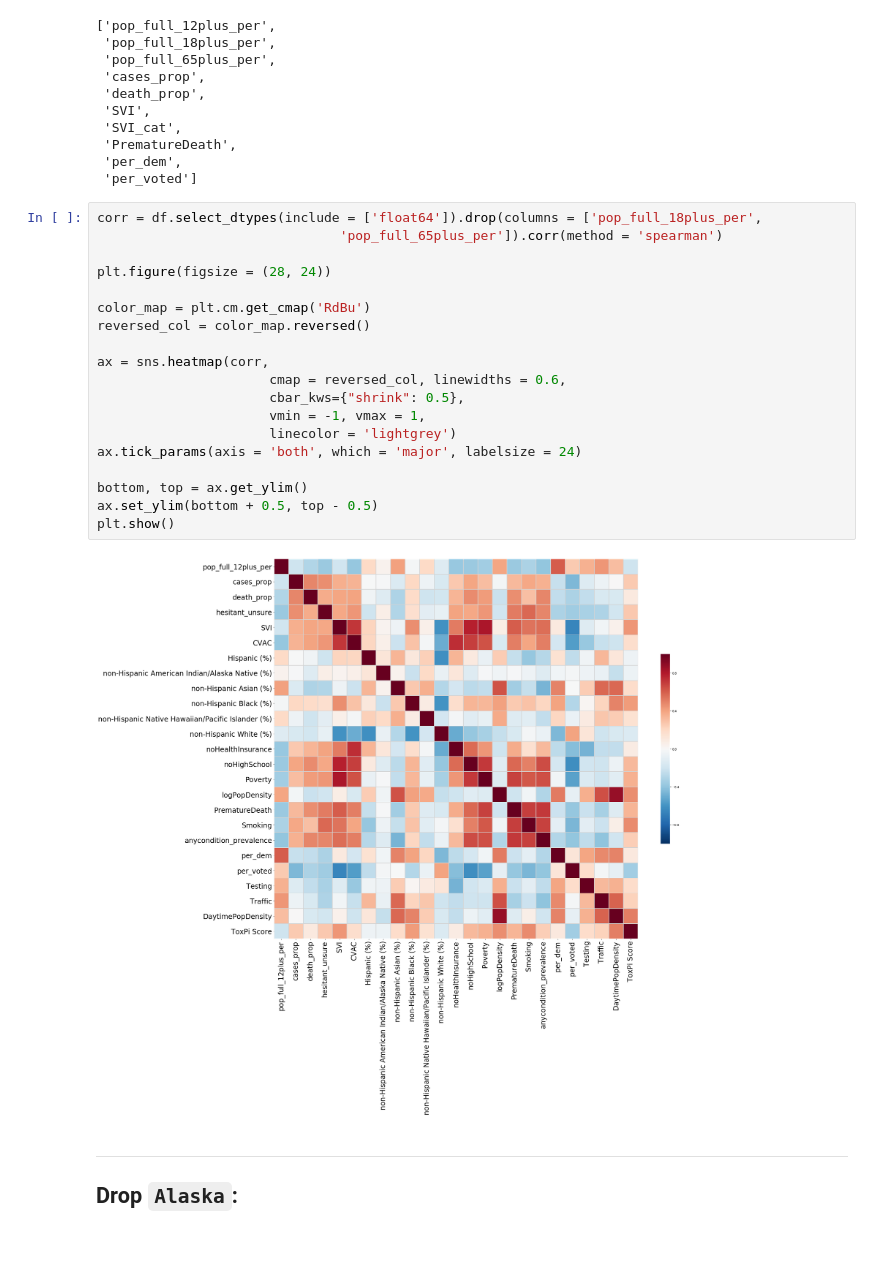
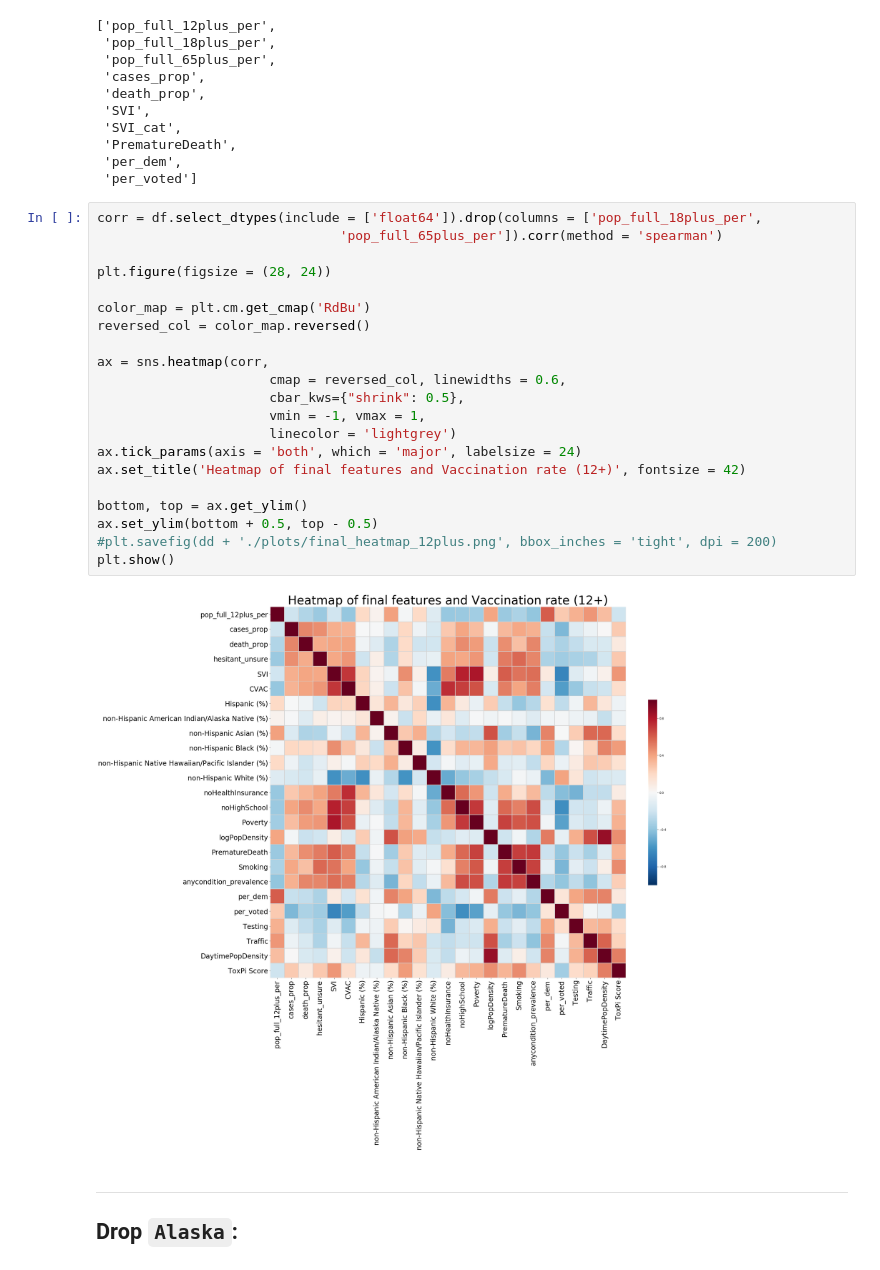
Before and after one commit to ralidimitrova/DS4A_team27, a Jupyter notebook: prediction_modelling/missing_data_imputation.ipynb, the cells around one changed output. Drawn from its saved outputs; the diff is of its cells as text.

```diff
--- a/prediction_modelling/missing_data_imputation.ipynb
+++ b/prediction_modelling/missing_data_imputation.ipynb
@@ -91,24 +108,26 @@ missing_cols
 # %%
 corr = df.select_dtypes(include = ['float64']).drop(columns = ['pop_full_18plus_per',
                                'pop_full_65plus_per']).corr(method = 'spearman')
 
 plt.figure(figsize = (28, 24))
 
 color_map = plt.cm.get_cmap('RdBu')
 reversed_col = color_map.reversed()
 
 ax = sns.heatmap(corr,
                       cmap = reversed_col, linewidths = 0.6,
                       cbar_kws={"shrink": 0.5},
                       vmin = -1, vmax = 1,
                       linecolor = 'lightgrey')
 ax.tick_params(axis = 'both', which = 'major', labelsize = 24)
+ax.set_title('Heatmap of final features and Vaccination rate (12+)', fontsize = 42)
 
 bottom, top = ax.get_ylim()
 ax.set_ylim(bottom + 0.5, top - 0.5)
+#plt.savefig(dd + './plots/final_heatmap_12plus.png', bbox_inches = 'tight', dpi = 200)
 plt.show()
 # %% [output]
-[figure, old version]
+[figure, new version]
 # %% [markdown]
 -----------
 ## Drop `Alaska`:
```
Also changed, not shown: parts of 2 cells of this notebook, 2 other files.
